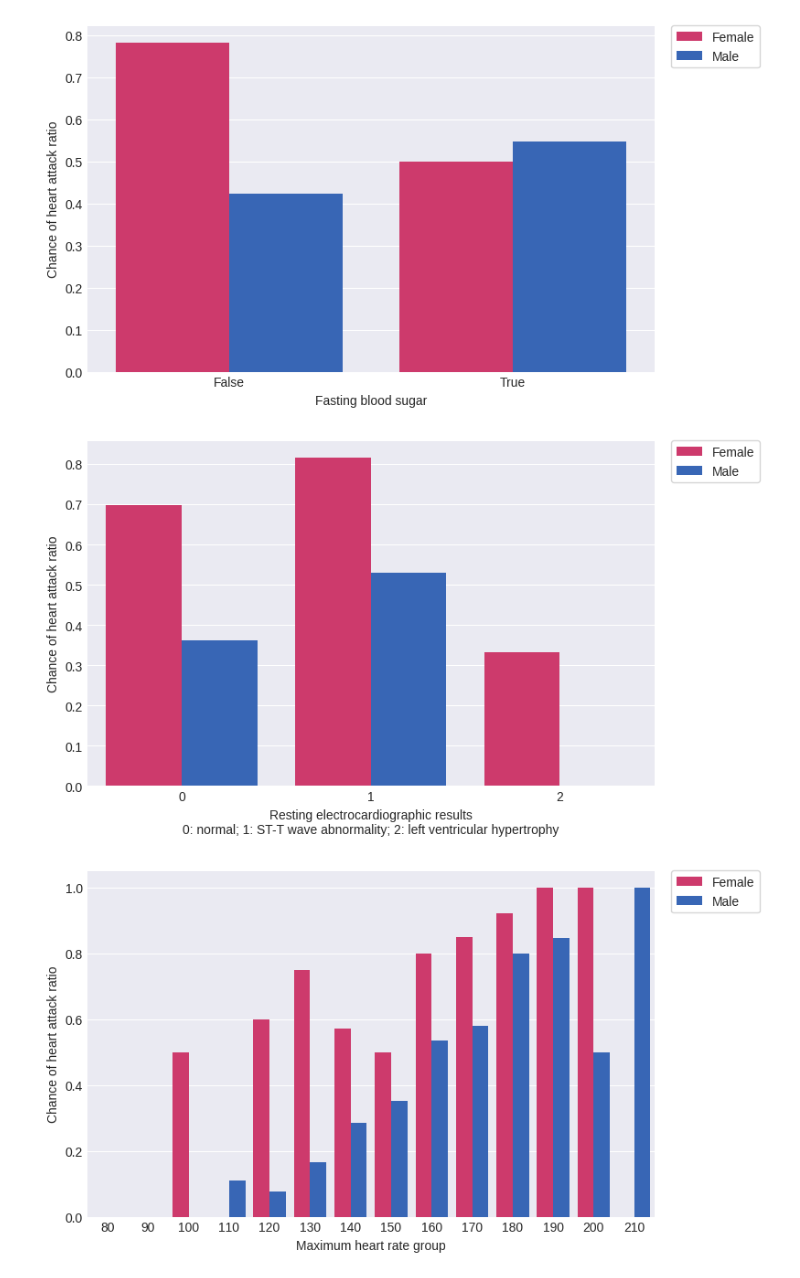
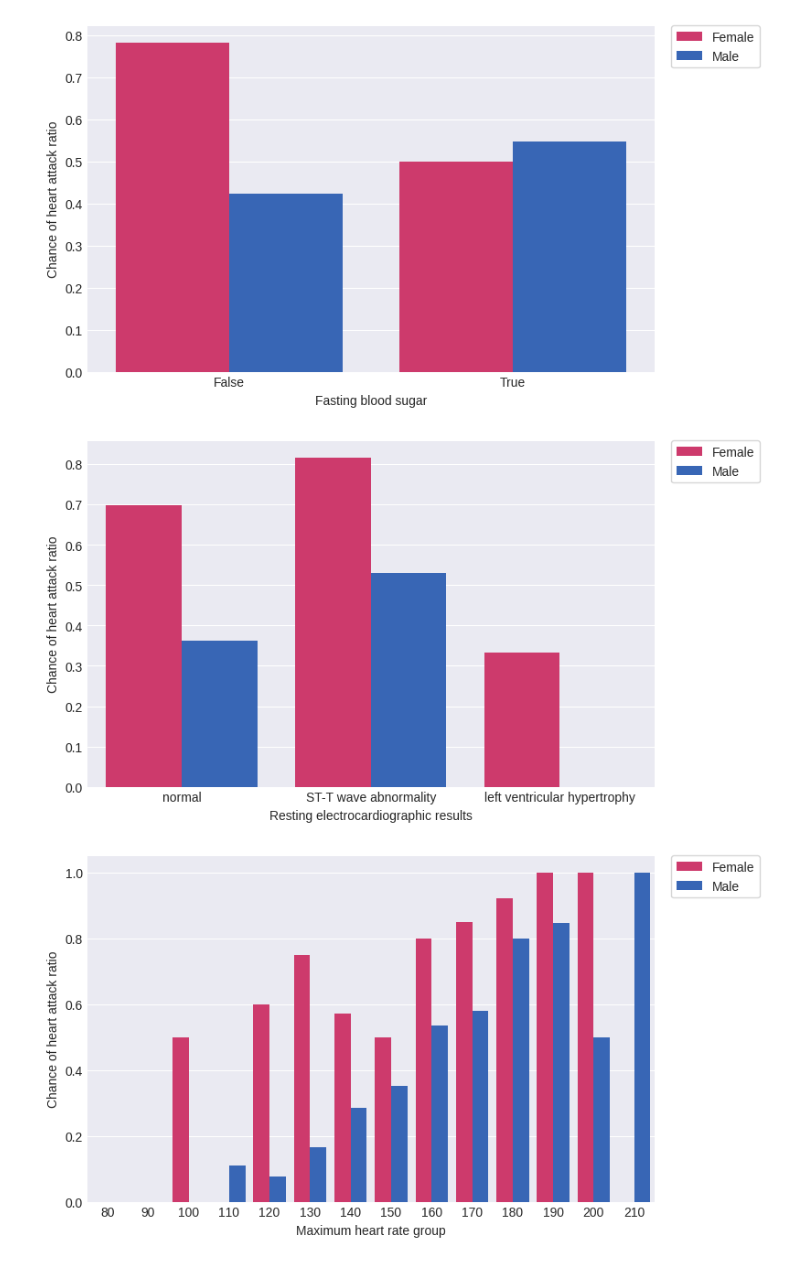
Before and after one commit to flohmannjr/Heart-Attack-Analysis-and-Prediction, a Jupyter notebook: Heart_Attack_Analysis_and_Prediction.ipynb, the cells around one changed output. Saved outputs shown, nothing was run; the diff lists cells and outputs as text; code cells hidden in the pictures.

```diff
--- a/Heart_Attack_Analysis_and_Prediction.ipynb
+++ b/Heart_Attack_Analysis_and_Prediction.ipynb
@@ -48,18 +48,18 @@ def get_df_output(feature):
 
     return df_output
 # %%
-def heart_attack_by_sex(feature, label):
+def heart_attack_by_sex(feature, xlabel, xtickslabels=None):
 
     df_output = get_df_output([feature, 'sex'])
 
     ax = sns.barplot(data=df_output, x=feature, y='mean', hue='sex', palette=SEX_COLORS)
 
     plt.title('')
-    plt.xlabel(label)
+    plt.xlabel(xlabel)
     plt.ylabel('Chance of heart attack ratio')
 
-    if list(df_output[feature].unique()) == [0, 1]:
-        plt.xticks(ticks=[0, 1], labels=['False', 'True'])
+    if xtickslabels != None:
+        plt.xticks(ticks=range(len(xtickslabels)), labels=xtickslabels)
 
     # sns.barplot has a bug about losing legend colors if you don't inform handles and labels together.
     handles, labels = ax.get_legend_handles_labels()
@@ -199,12 +185,9 @@ heart_attack_by_sex('fbs', 'Fasting blood sugar')
 # %% [output]
 [figure]
 # %%
-label  = 'Resting electrocardiographic results'
-label += '\n0: normal; 1: ST-T wave abnormality; 2: left ventricular hypertrophy'
-
-heart_attack_by_sex('restecg', label)
+heart_attack_by_sex('restecg', 'Resting electrocardiographic results', ['normal', 'ST-T wave abnormality', 'left ventricular hypertrophy'])
 # %% [output]
-[figure, old version]
+[figure, new version]
 # %%
 heart_attack_by_sex('thalachh_group', 'Maximum heart rate group')
 # %% [output]
```
Also changed, not shown: parts of 9 cells of this notebook.
